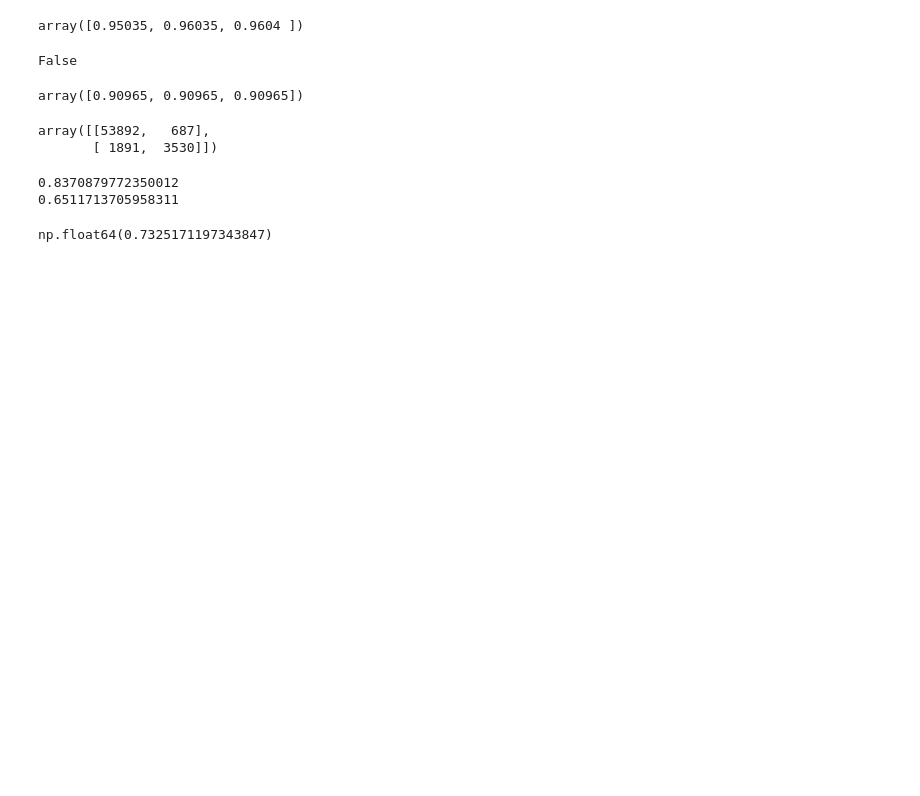
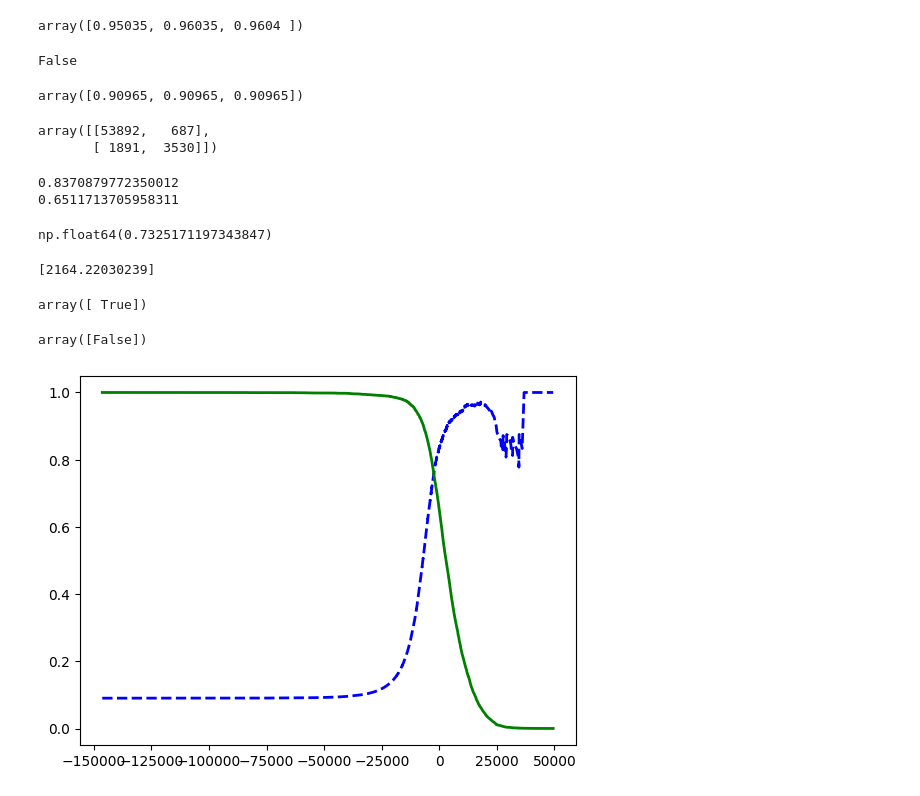
Before and after one commit to seshouan/Hands_on_ML, a Jupyter notebook: classification.ipynb, the cells around one changed output. Cells and saved outputs as stored; diff of their text form; code cells hidden in the pictures; blank space fills up the shorter version.

Commit message:
manipulated thresholds to determine the desired precision and recall levels

```diff
--- a/classification.ipynb
+++ b/classification.ipynb
@@ -108,3 +108,32 @@ from sklearn.metrics import f1_score
 f1_score(y_train_5, y_train_pred)
 # %% [output]
 np.float64(0.7325171197343847)
+# %%
+# compare the decision function with a threshold of 0
+y_scores = sgd_clf.decision_function([some_digit])
+print(y_scores)
+threshold = 0
+y_some_digit_pred = (y_scores > threshold)
+y_some_digit_pred
+# %% [output]
+[2164.22030239]
+array([ True])
+# %%
+# compare the decision function with a threshold of 3000
+threshold = 3000
+y_some_digit_pred = (y_scores > threshold)
+y_some_digit_pred
+# %% [output]
+array([False])
+# %%
+# determine the optimal decision threshold based on cross validation results
+y_scores = cross_val_predict(sgd_clf, X_train, y_train_5, cv=3, method="decision_function")
+
+from sklearn.metrics import precision_recall_curve
+
+precisions, recalls, thresholds = precision_recall_curve(y_train_5, y_scores)
+plt.plot(thresholds, precisions[:-1], 'b--', label='Precision', linewidth=2)
+plt.plot(thresholds, recalls[:-1], 'g-', label='Recall', linewidth=2)
+plt.show()
+# %% [output]
+[figure, added]
```
Also changed, not shown: parts of 3 cells of this notebook.
